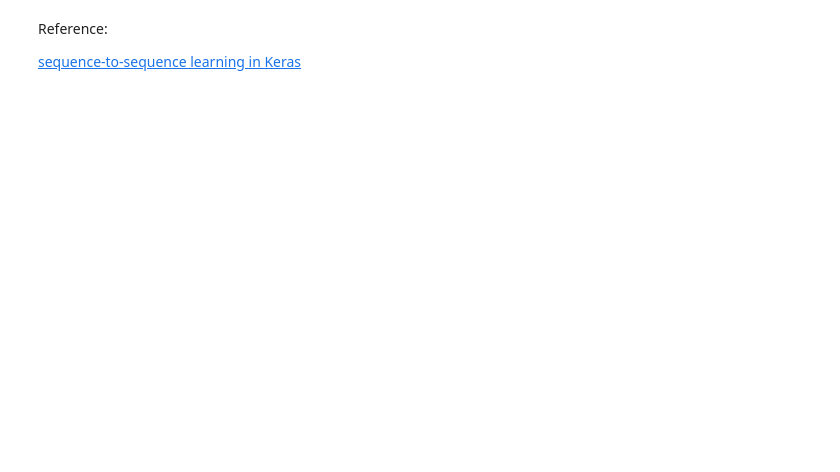
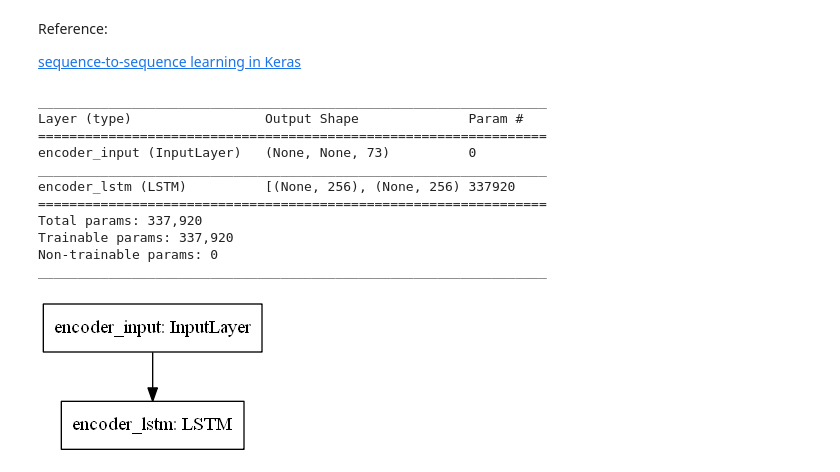
Before and after one commit to jojosimida/keras-practice, a Jupyter notebook: 1.8-seq2seq-introduction/1.8-seq2seq-introduction.ipynb, the cells around one changed output. Cells and saved outputs as stored; diff of their text form; code cells hidden in the pictures; blank space fills up the shorter version.

```diff
--- a/1.8-seq2seq-introduction/1.8-seq2seq-introduction.ipynb
+++ b/1.8-seq2seq-introduction/1.8-seq2seq-introduction.ipynb
@@ -659,3 +657,20 @@ Wall time: 2.98 s
 Reference:
 
 [sequence-to-sequence learning in Keras](https://github.com/keras-team/keras/blob/master/examples/lstm_seq2seq.py)
+# %%
+plot_model(encoder_model, to_file='encoder_model.png')
+encoder_model.summary()
+Image('encoder_model.png')
+# %% [output]
+_________________________________________________________________
+Layer (type)                 Output Shape              Param #
+=================================================================
+encoder_input (InputLayer)   (None, None, 73)          0
+_________________________________________________________________
+encoder_lstm (LSTM)          [(None, 256), (None, 256) 337920
+=================================================================
+Total params: 337,920
+Trainable params: 337,920
+Non-trainable params: 0
+_________________________________________________________________
+[figure, added]
```
Also changed, not shown: parts of 8 cells of this notebook, 2 other files.
